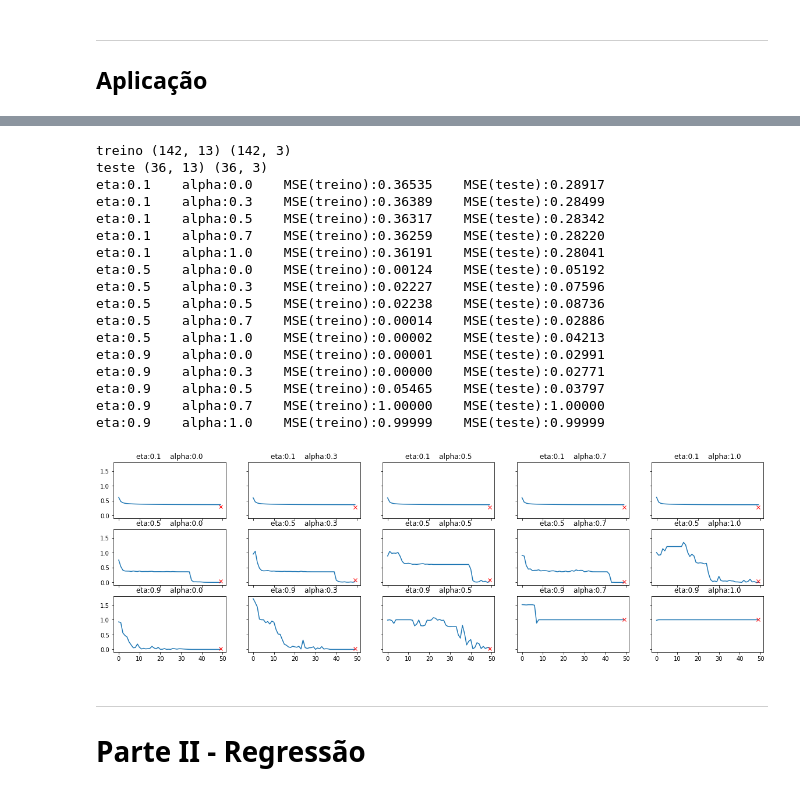
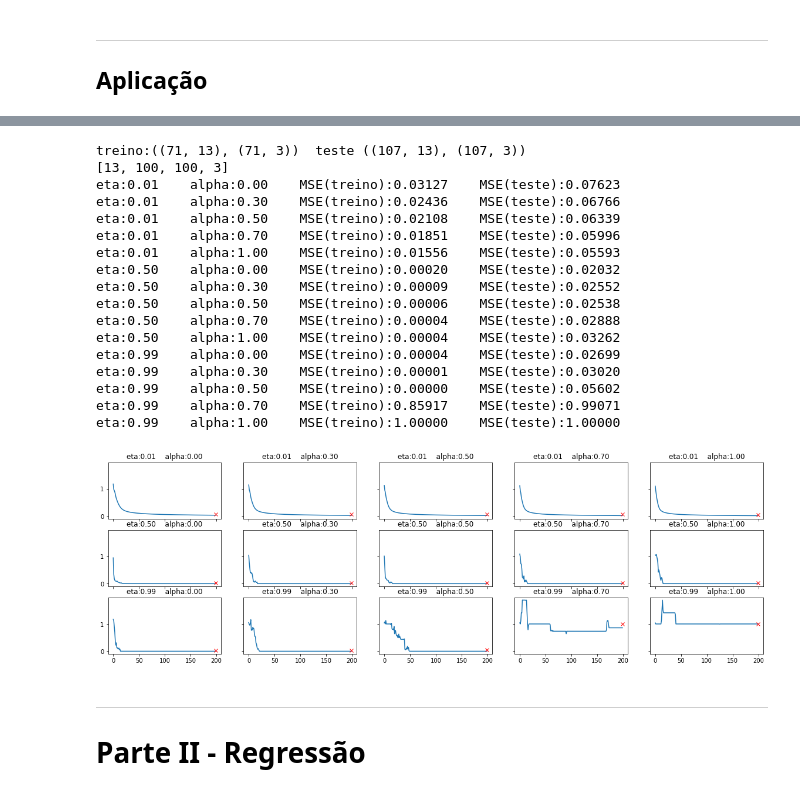
Before and after one commit to helbertmoreirapinto/SCC0270-Redes-Neurais, a Jupyter notebook: proj1 - MLP/iniciar.ipynb, the cells around one changed output, grey strips where cells are left out. Saved outputs shown, nothing was run; the diff lists cells and outputs as text; code cells hidden in the pictures.

```diff
--- a/proj1 - MLP/iniciar.ipynb
+++ b/proj1 - MLP/iniciar.ipynb
@@ -13,30 +13,31 @@ from sklearn.preprocessing import MinMaxScaler
 from sklearn.model_selection import train_test_split
 # %%
 def projeto(X_data:pd.DataFrame, y_data:pd.DataFrame,
-        eta:list=[0.01, 0.5, 0.99], alpha:list=[0, 0.5, 1],
-        test_size:float=0.3, n_intermed:int=1,
-        neur_intermed:int=10, max_epocas:int=50, seed=42):
-    X_data, y_data = np.array(X_data), np.array(y_data)
-    X_train, X_test, y_train, y_test = train_test_split(X_data, y_data, test_size=test_size, random_state=seed, shuffle=True)
-    print('treino', X_train.shape, y_train.shape)
-    print('teste', X_test.shape, y_test.shape)
-
+        eta:list=[0.01, 0.5, 0.99], alpha:list=[0, 0.3, 0.5, 0.7, 1],
+        test_size:float=0.2, n_intermed:int=1,
+        neur_intermed:int=10, max_epocas:int=50, seed=386):
     fig, axs = plt.subplots(len(eta), len(alpha), sharex=True, sharey=True)
     fig.set_figheight(2*len(eta))
     fig.set_figwidth(4*len(alpha))
 
+    X_data, y_data = np.array(X_data), np.array(y_data)
+    X_train, X_test, y_train, y_test = train_test_split(X_data, y_data, test_size=test_size, random_state=seed, shuffle=True)
+    print(f'treino:({X_train.shape}, {y_train.shape})  teste ({X_test.shape}, {y_test.shape})')
+
     camadas = [len(X_train[0])]
     camadas += [neur_intermed for _ in range(n_intermed)]
     camadas += [len(y_train[0])]
+    print(camadas)
+
     for i, eta_i in enumerate(eta):
         for j, alpha_i in enumerate(alpha):
             rede = MLP(camadas=camadas,seed=seed)
             err = rede.treino(X=X_train, Y=y_train, taxa=eta_i, alpha=alpha_i, max_epocas=max_epocas)
             MSE = rede.teste(X=X_test, Y=y_test)
-            axs[i,j].set_title('eta:{:.1f}    alpha:{:.1f}'.format(eta_i, alpha_i))
+            axs[i,j].set_title('eta:{:.2f}    alpha:{:.2f}'.format(eta_i, alpha_i))
             axs[i,j].plot(err)
             axs[i,j].plot(len(err)-1, MSE, ls=None, marker='x', c='red')
-            print('eta:{:.1f}    alpha:{:.1f}    MSE(treino):{:.5f}    MSE(teste):{:.5f}'.format(eta_i, alpha_i, err[-1], MSE))
+            print('eta:{:.2f}    alpha:{:.2f}    MSE(treino):{:.5f}    MSE(teste):{:.5f}'.format(eta_i, alpha_i, err[-1], MSE))
     plt.show()
 
     return
@@ -340,34 +461,28 @@ eta:0.9    alpha:1.0    MSE(treino):0.00009    MSE(teste):0.01115
 # %%
 projeto(
-    X_data = wine_X,
-    y_data = wine_y,
-    test_size = 0.2,
-    eta = [0.1, 0.5, 0.9],
-    alpha = [0, 0.3, 0.5, 0.7, 1],
-    max_epocas = 50,
-    n_intermed = 2,
-    neur_intermed = 100,
-    seed = 100
+    X_data = wine_X, y_data = wine_y,
+    test_size = 0.6, max_epocas = 200,
+    n_intermed= 2, neur_intermed = 100
 )
 # %% [output]
-treino (142, 13) (142, 3)
-teste (36, 13) (36, 3)
-eta:0.1    alpha:0.0    MSE(treino):0.36535    MSE(teste):0.28917
-eta:0.1    alpha:0.3    MSE(treino):0.36389    MSE(teste):0.28499
-eta:0.1    alpha:0.5    MSE(treino):0.36317    MSE(teste):0.28342
-eta:0.1    alpha:0.7    MSE(treino):0.36259    MSE(teste):0.28220
-eta:0.1    alpha:1.0    MSE(treino):0.36191    MSE(teste):0.28041
-eta:0.5    alpha:0.0    MSE(treino):0.00124    MSE(teste):0.05192
-eta:0.5    alpha:0.3    MSE(treino):0.02227    MSE(teste):0.07596
-eta:0.5    alpha:0.5    MSE(treino):0.02238    MSE(teste):0.08736
-eta:0.5    alpha:0.7    MSE(treino):0.00014    MSE(teste):0.02886
-eta:0.5    alpha:1.0    MSE(treino):0.00002    MSE(teste):0.04213
-eta:0.9    alpha:0.0    MSE(treino):0.00001    MSE(teste):0.02991
-eta:0.9    alpha:0.3    MSE(treino):0.00000    MSE(teste):0.02771
-eta:0.9    alpha:0.5    MSE(treino):0.05465    MSE(teste):0.03797
-eta:0.9    alpha:0.7    MSE(treino):1.00000    MSE(teste):1.00000
-eta:0.9    alpha:1.0    MSE(treino):0.99999    MSE(teste):0.99999
+treino:((71, 13), (71, 3))  teste ((107, 13), (107, 3))
+[13, 100, 100, 3]
+eta:0.01    alpha:0.00    MSE(treino):0.03127    MSE(teste):0.07623
+eta:0.01    alpha:0.30    MSE(treino):0.02436    MSE(teste):0.06766
+eta:0.01    alpha:0.50    MSE(treino):0.02108    MSE(teste):0.06339
+eta:0.01    alpha:0.70    MSE(treino):0.01851    MSE(teste):0.05996
+eta:0.01    alpha:1.00    MSE(treino):0.01556    MSE(teste):0.05593
+eta:0.50    alpha:0.00    MSE(treino):0.00020    MSE(teste):0.02032
+eta:0.50    alpha:0.30    MSE(treino):0.00009    MSE(teste):0.02552
+eta:0.50    alpha:0.50    MSE(treino):0.00006    MSE(teste):0.02538
+eta:0.50    alpha:0.70    MSE(treino):0.00004    MSE(teste):0.02888
+eta:0.50    alpha:1.00    MSE(treino):0.00004    MSE(teste):0.03262
+eta:0.99    alpha:0.00    MSE(treino):0.00004    MSE(teste):0.02699
+eta:0.99    alpha:0.30    MSE(treino):0.00001    MSE(teste):0.03020
+eta:0.99    alpha:0.50    MSE(treino):0.00000    MSE(teste):0.05602
+eta:0.99    alpha:0.70    MSE(treino):0.85917    MSE(teste):0.99071
+eta:0.99    alpha:1.00    MSE(treino):1.00000    MSE(teste):1.00000
-[figure, old version]
+[figure, new version]
 # %% [markdown]
 ---
 # Parte II - Regressão
```
Also changed, not shown: parts of 26 cells of this notebook, 2 other files.
